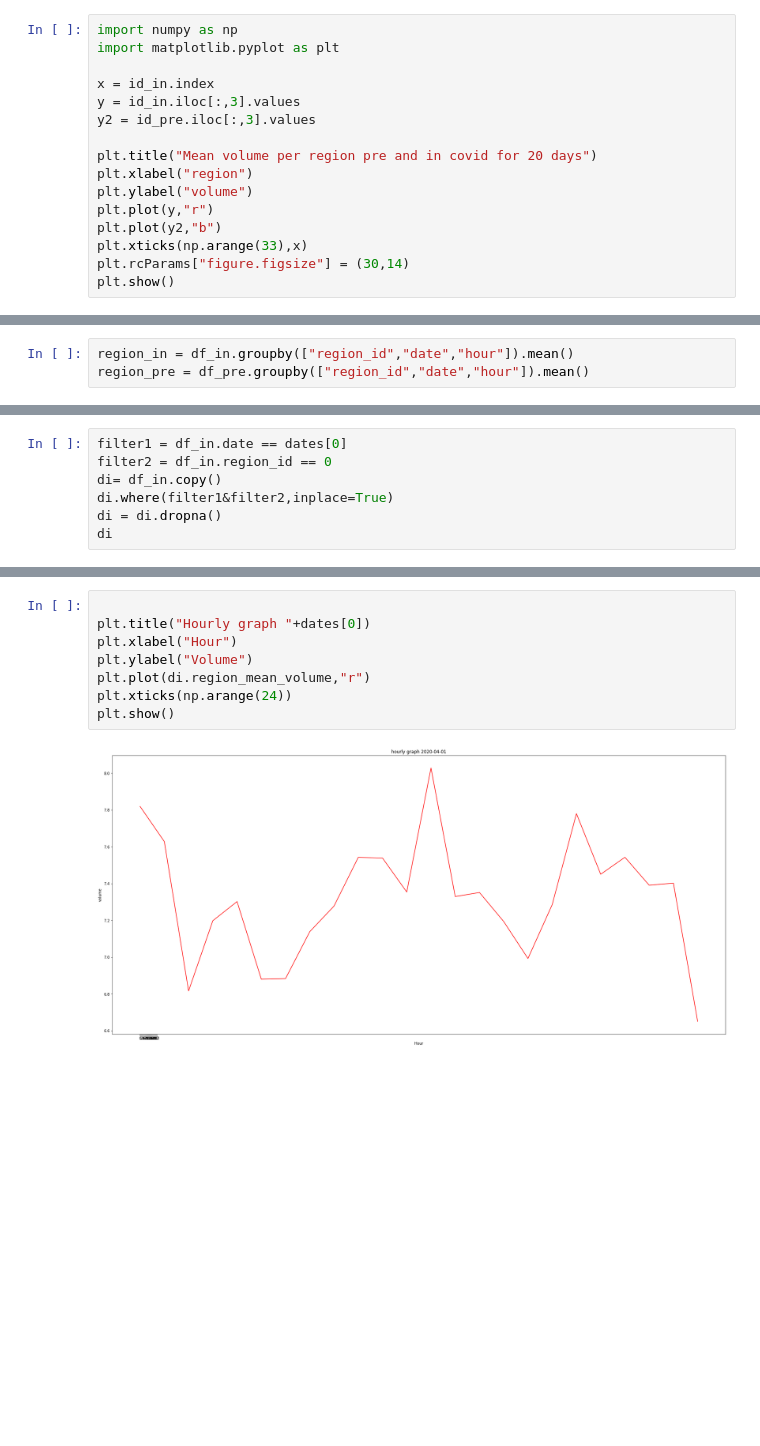
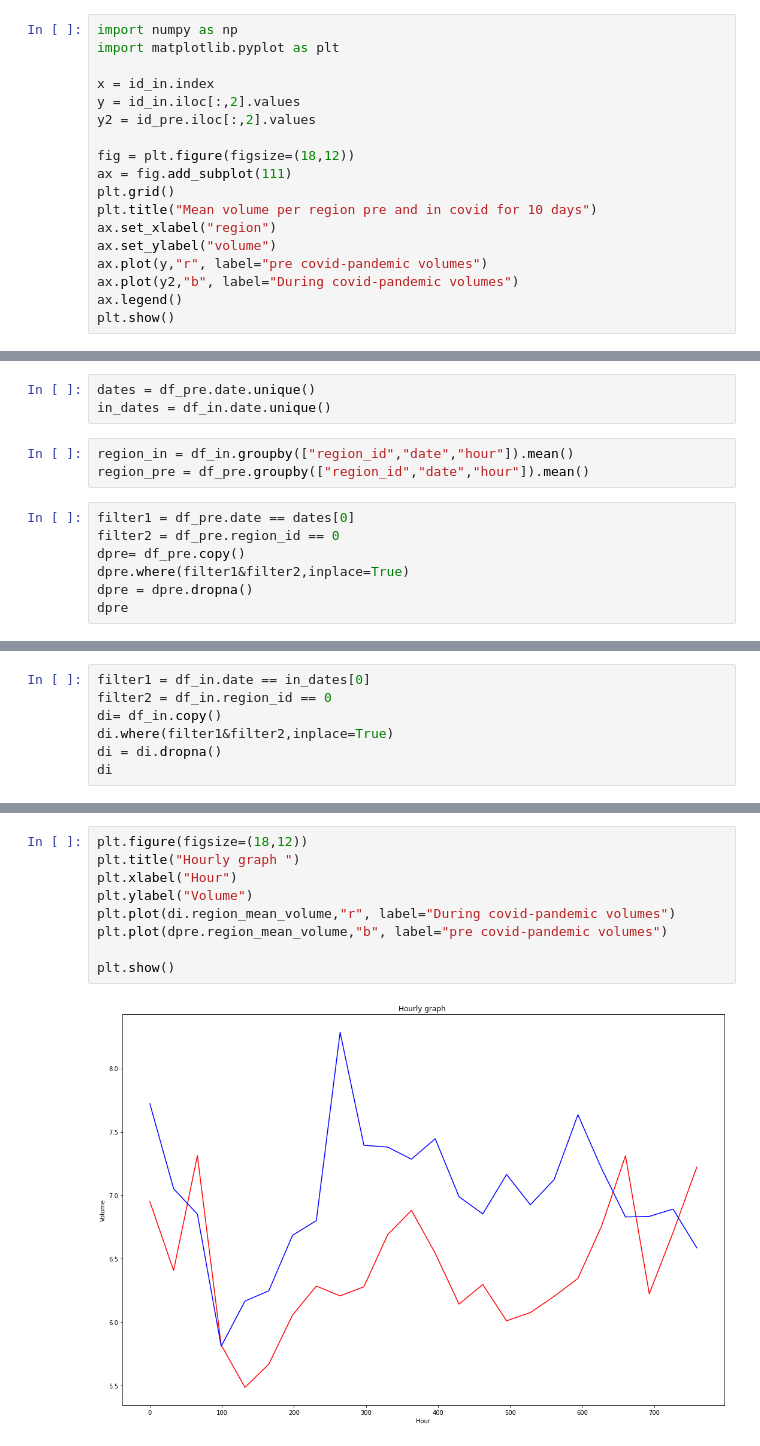
Before and after one commit to D3auuvc/ut-its-project, a Jupyter notebook: Plotting_from_csv.ipynb, the cells around one changed output, grey strips where cells are left out. Saved outputs shown, nothing was run; the diff lists cells and outputs as text; blank space fills up the shorter version.

```diff
--- a/Plotting_from_csv.ipynb
+++ b/Plotting_from_csv.ipynb
@@ -53,15 +62,17 @@ import numpy as np
 import matplotlib.pyplot as plt
 
 x = id_in.index
-y = id_in.iloc[:,3].values
-y2 = id_pre.iloc[:,3].values
+y = id_in.iloc[:,2].values
+y2 = id_pre.iloc[:,2].values
 
-plt.title("Mean volume per region pre and in covid for 20 days")
-plt.xlabel("region")
-plt.ylabel("volume")
-plt.plot(y,"r")
-plt.plot(y2,"b")
-plt.xticks(np.arange(33),x)
-plt.rcParams["figure.figsize"] = (30,14)
+fig = plt.figure(figsize=(18,12))
+ax = fig.add_subplot(111)
+plt.grid()
+plt.title("Mean volume per region pre and in covid for 10 days")
+ax.set_xlabel("region")
+ax.set_ylabel("volume")
+ax.plot(y,"r", label="pre covid-pandemic volumes")
+ax.plot(y2,"b", label="During covid-pandemic volumes")
+ax.legend()
 plt.show()
 # %% [output]
@@ -94,3 +80,13 @@ for d in dates:
+# %%
+dates = df_pre.date.unique()
+in_dates = df_in.date.unique()
 # %%
 region_in = df_in.groupby(["region_id","date","hour"]).mean()
 region_pre = df_pre.groupby(["region_id","date","hour"]).mean()
+# %%
+filter1 = df_pre.date == dates[0]
+filter2 = df_pre.region_id == 0
+dpre= df_pre.copy()
+dpre.where(filter1&filter2,inplace=True)
+dpre = dpre.dropna()
+dpre
@@ -97,5 +111,5 @@ region_pre = df_pre.groupby(["region_id","date","hour"]).mean()
 # %%
-filter1 = df_in.date == dates[0]
+filter1 = df_in.date == in_dates[0]
 filter2 = df_in.region_id == 0
 di= df_in.copy()
 di.where(filter1&filter2,inplace=True)
@@ -122,10 +136,11 @@ di
 # %%
-
-plt.title("Hourly graph "+dates[0])
+plt.figure(figsize=(18,12))
+plt.title("Hourly graph ")
 plt.xlabel("Hour")
 plt.ylabel("Volume")
-plt.plot(di.region_mean_volume,"r")
-plt.xticks(np.arange(24))
+plt.plot(di.region_mean_volume,"r", label="During covid-pandemic volumes")
+plt.plot(dpre.region_mean_volume,"b", label="pre covid-pandemic volumes")
+
 plt.show()
 # %% [output]
-[figure, old version]
+[figure, new version]
```
Also changed, not shown: parts of 13 cells of this notebook.
